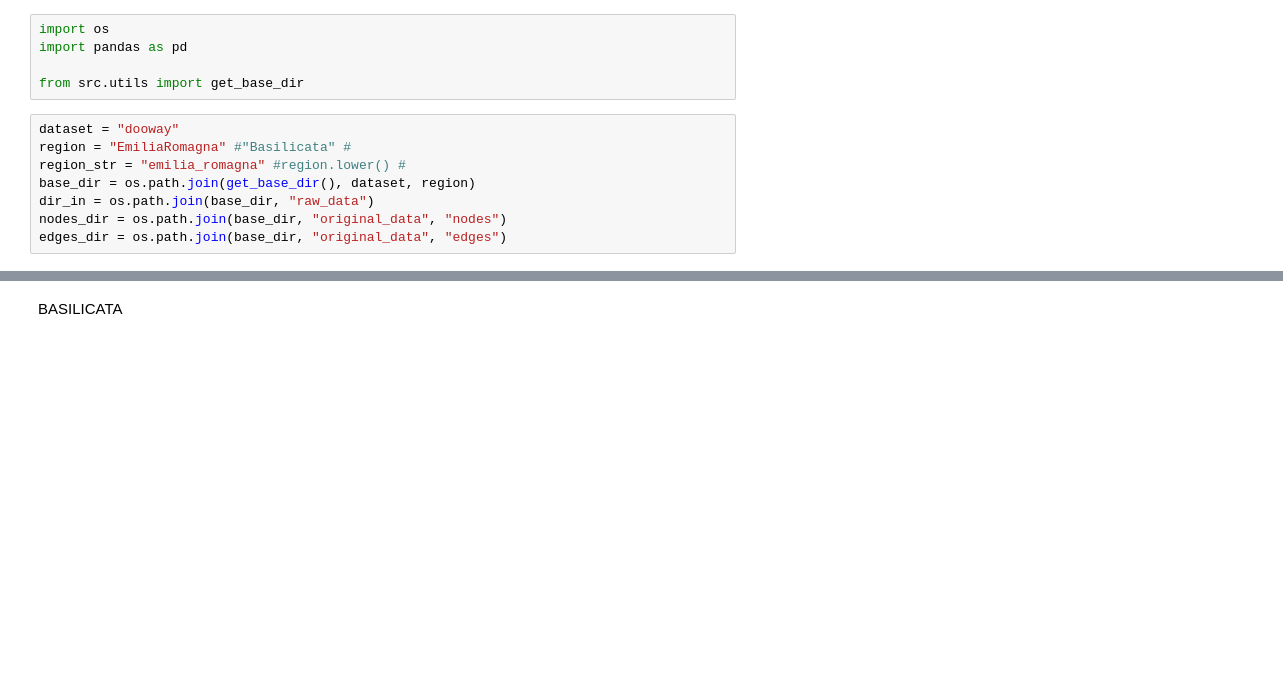
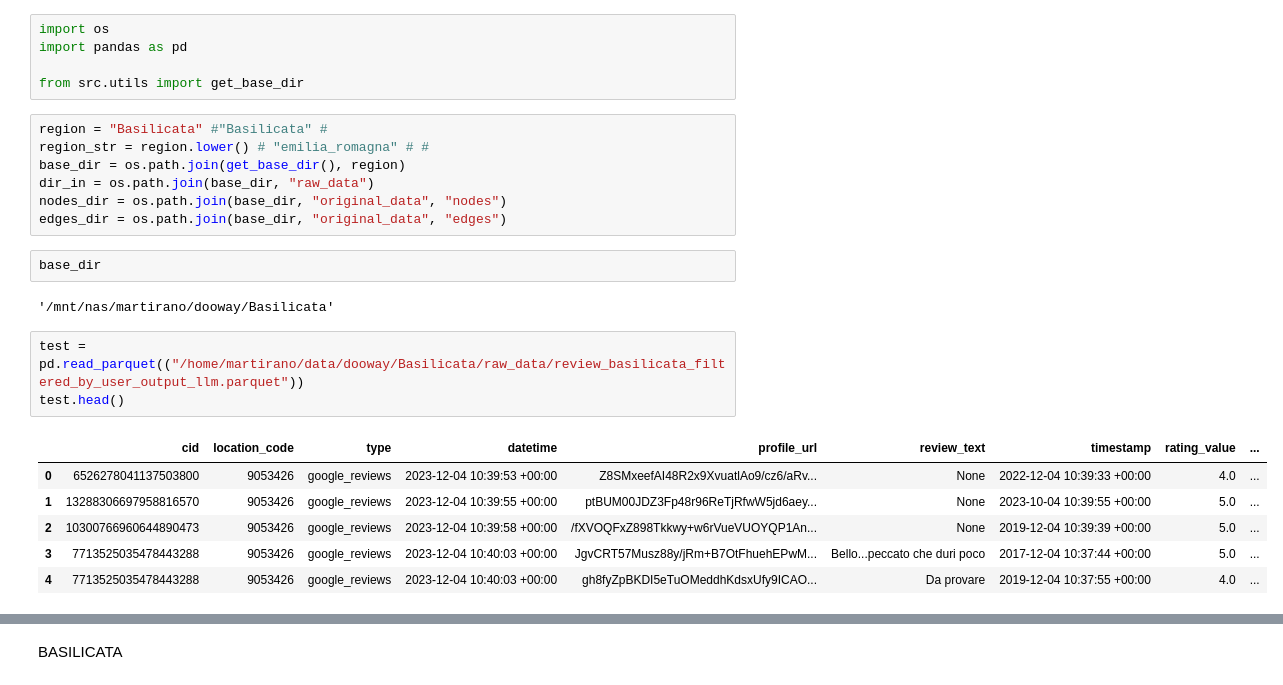
Before and after one commit to lilymart/Dooway_GNN, a Jupyter notebook: src/data_preprocessing/data_inspection.ipynb, the cells around one changed output, grey strips where cells are left out. Saved outputs shown, nothing was run; the diff lists cells and outputs as text; blank space fills up the shorter version.

```diff
--- a/src/data_preprocessing/data_inspection.ipynb
+++ b/src/data_preprocessing/data_inspection.ipynb
@@ -4,10 +4,23 @@ import pandas as pd
 
 from src.utils import get_base_dir
 # %%
-dataset = "dooway"
-region = "EmiliaRomagna" #"Basilicata" #
-region_str = "emilia_romagna" #region.lower() #
-base_dir = os.path.join(get_base_dir(), dataset, region)
+region = "Basilicata" #"Basilicata" #
+region_str = region.lower() # "emilia_romagna" # #
+base_dir = os.path.join(get_base_dir(), region)
 dir_in = os.path.join(base_dir, "raw_data")
 nodes_dir = os.path.join(base_dir, "original_data", "nodes")
 edges_dir = os.path.join(base_dir, "original_data", "edges")
+# %%
+base_dir
+# %% [output]
+'/mnt/nas/martirano/dooway/Basilicata'
+# %%
+test = pd.read_parquet(("/home/martirano/data/dooway/Basilicata/raw_data/review_basilicata_filtered_by_user_output_llm.parquet"))
+test.head()
+# %% [output]
+|  | cid | location_code | type | datetime | profile_url | review_text | timestamp | rating_value | ... |
+| 0 | 6526278041137503800 | 9053426 | google_reviews | 2023-12-04 10:39:53 +00:00 | Z8SMxeefAI48R2x9XvuatlAo9/cz6/aRv... | None | 2022-12-04 10:39:33 +00:00 | 4.0 | ... |
+| 1 | 13288306697958816570 | 9053426 | google_reviews | 2023-12-04 10:39:55 +00:00 | ptBUM00JDZ3Fp48r96ReTjRfwW5jd6aey... | None | 2023-10-04 10:39:55 +00:00 | 5.0 | ... |
+| 2 | 10300766960644890473 | 9053426 | google_reviews | 2023-12-04 10:39:58 +00:00 | /fXVOQFxZ898Tkkwy+w6rVueVUOYQP1An... | None | 2019-12-04 10:39:39 +00:00 | 5.0 | ... |
+| 3 | 7713525035478443288 | 9053426 | google_reviews | 2023-12-04 10:40:03 +00:00 | JgvCRT57Musz88y/jRm+B7OtFhuehEPwM... | Bello...peccato che duri poco | 2017-12-04 10:37:44 +00:00 | 5.0 | ... |
+| 4 | 7713525035478443288 | 9053426 | google_reviews | 2023-12-04 10:40:03 +00:00 | gh8fyZpBKDI5eTuOMeddhKdsxUfy9ICAO... | Da provare | 2019-12-04 10:37:55 +00:00 | 4.0 | ... |
```
Also changed, not shown: parts of 5 cells of this notebook, 14 other files.
